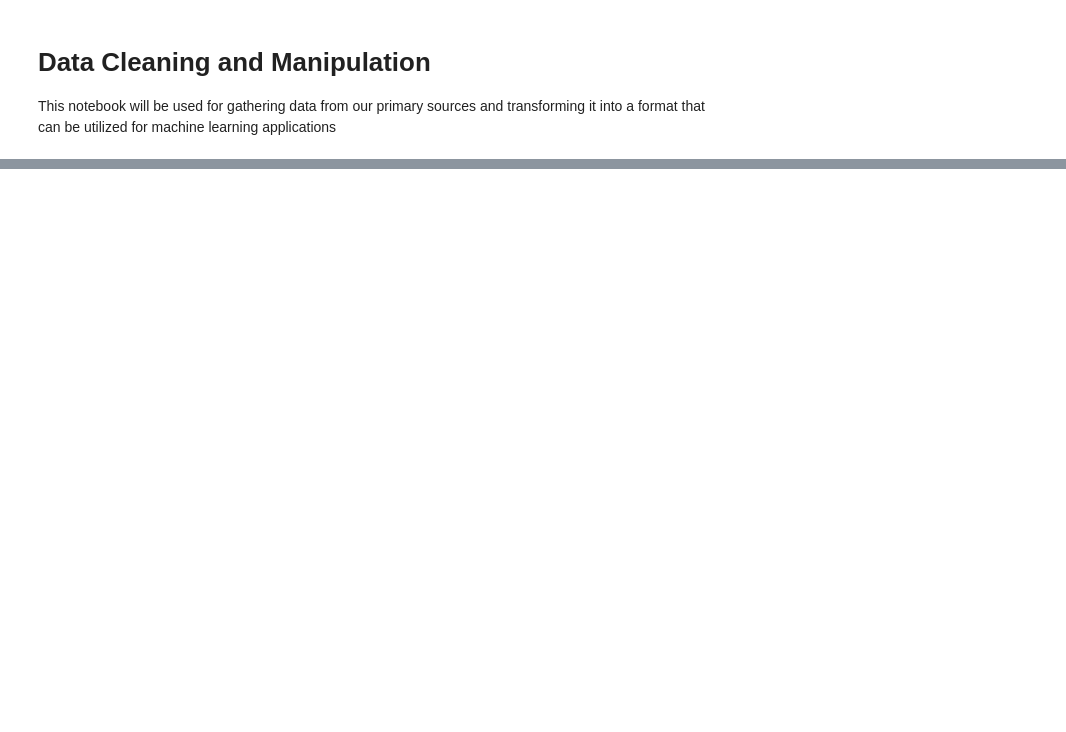
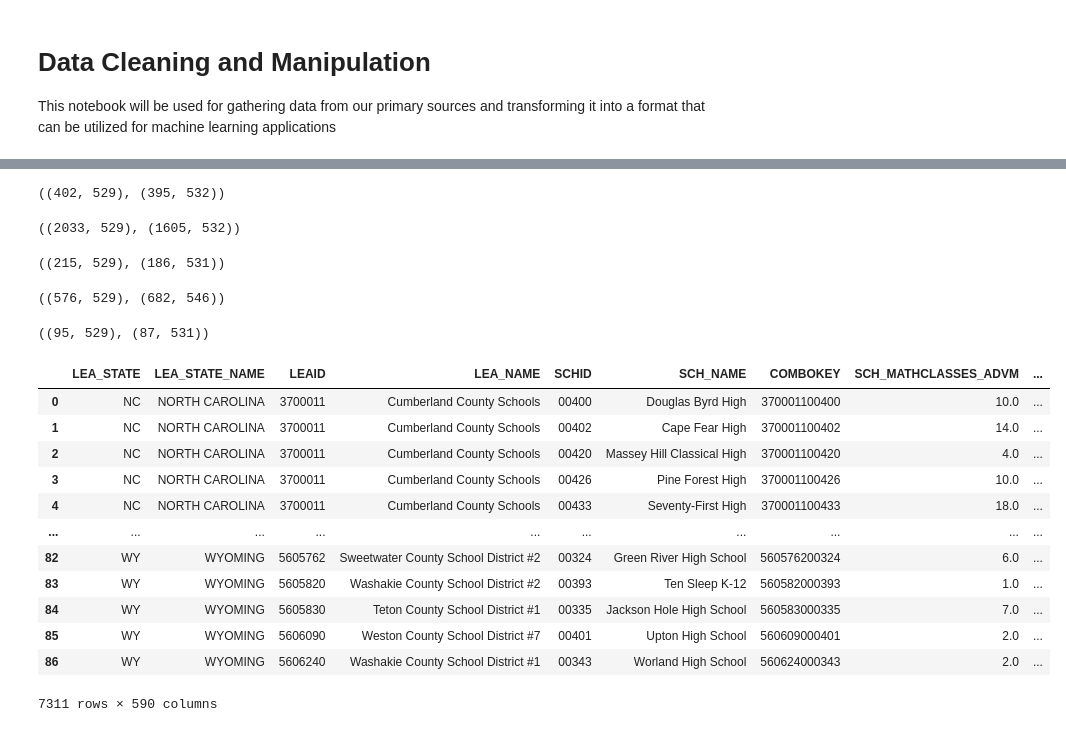
Before and after one commit to bentondavidl/School-Performance-Prediction, a Jupyter notebook: notebooks/data_manipulation.ipynb, the cells around one changed output, grey strips where cells are left out. Drawn from its saved outputs; the diff is of its cells as text; code cells hidden in the pictures; blank space fills up the shorter version.

Commit message:
finish loading schools

```diff
--- a/notebooks/data_manipulation.ipynb
+++ b/notebooks/data_manipulation.ipynb
@@ -103,0 +165,53 @@ pd.concat([nc_high_schools,sc_high_schools,ga_high_schools])
+# %%
+tn_act = pd.read_excel('../data/act-results/TN_2017-18 ACT_school_suppressed.xlsx',header=0,usecols=[3,4,11])
+tn_act.dropna(inplace=True)
+tn_act = tn_act[tn_act['Subgroup'].eq('All Students')]
+tn_high_schools = pd.merge(high_schools[high_schools['LEA_STATE'].eq('TN')], tn_act, left_on='SCH_NAME', right_on='School Name')
+high_schools[high_schools['LEA_STATE'].eq('TN')].shape, tn_high_schools.shape
+# %% [output]
+((402, 529), (395, 532))
+# %%
+tx_act = pd.read_excel('../data/act-results/TX_ACT_Campus_Data_Class_2018.xlsx',sheet_name='ACT_Campus_Data_Class_2018',header=0,usecols=[0,3,14])
+tx_act.dropna(inplace=True)
+tx_act = tx_act[tx_act['Group'].eq('All Students')]
+tx_act['CampName'] = tx_act['CampName'].str.upper()
+tx_high_schools = pd.merge(high_schools[high_schools['LEA_STATE'].eq('TX')], tx_act, left_on='SCH_NAME', right_on='CampName')
+high_schools[high_schools['LEA_STATE'].eq('TX')].shape, tx_high_schools.shape
+# %% [output]
+((2033, 529), (1605, 532))
+# %%
+ut_act = pd.read_excel('../data/act-results/Utah_ACTGrade112018.xlsx',sheet_name='SCHOOL',header=0,usecols=[3,5])
+ut_act.dropna(inplace=True)
+ut_high_schools = pd.merge(high_schools[high_schools['LEA_STATE'].eq('UT')], ut_act, left_on='SCH_NAME', right_on='School')
+high_schools[high_schools['LEA_STATE'].eq('UT')].shape, ut_high_schools.shape
+# %% [output]
+((215, 529), (186, 531))
+# %%
+wi_act = pd.read_csv('../data/act-results/WI_act_graduates_certified_2017-18.csv')
+wi_act = wi_act[wi_act['TEST_SUBJECT'].eq('Composite') & wi_act['GROUP_BY'].eq('All Students')]
+wi_high_schools = pd.merge(high_schools[high_schools['LEA_STATE'].eq('WI')], wi_act, left_on='SCH_NAME', right_on='SCHOOL_NAME')
+high_schools[high_schools['LEA_STATE'].eq('WI')].shape, wi_high_schools.shape
+# %% [output]
+((576, 529), (682, 546))
+# %%
+wy_act = pd.read_excel('../data/act-results/WY_DistrictACTSuiteAverages_20220329_050233.xlsx',header=8,usecols=[4,20])
+wy_high_schools = pd.merge(high_schools[high_schools['LEA_STATE'].eq('WY')], wy_act, left_on='SCH_NAME', right_on='\n\nSchool Name')
+high_schools[high_schools['LEA_STATE'].eq('WY')].shape, wy_high_schools.shape
+# %% [output]
+((95, 529), (87, 531))
+# %%
+pd.concat([nc_high_schools,sc_high_schools,ga_high_schools,co_high_schools,fl_high_schools,la_high_schools,mn_high_schools,mo_high_schools,ne_high_schools,nd_high_schools,ok_high_schools,pa_high_schools,tn_high_schools,tx_high_schools,ut_high_schools,wi_high_schools,wy_high_schools])
+# %% [output]
+|  | LEA_STATE | LEA_STATE_NAME | LEAID | LEA_NAME | SCHID | SCH_NAME | COMBOKEY | SCH_MATHCLASSES_ADVM | ... |
+| 0 | NC | NORTH CAROLINA | 3700011 | Cumberland County Schools | 00400 | Douglas Byrd High | 370001100400 | 10.0 | ... |
+| 1 | NC | NORTH CAROLINA | 3700011 | Cumberland County Schools | 00402 | Cape Fear High | 370001100402 | 14.0 | ... |
+| 2 | NC | NORTH CAROLINA | 3700011 | Cumberland County Schools | 00420 | Massey Hill Classical High | 370001100420 | 4.0 | ... |
+| 3 | NC | NORTH CAROLINA | 3700011 | Cumberland County Schools | 00426 | Pine Forest High | 370001100426 | 10.0 | ... |
+| 4 | NC | NORTH CAROLINA | 3700011 | Cumberland County Schools | 00433 | Seventy-First High | 370001100433 | 18.0 | ... |
+| ... | ... | ... | ... | ... | ... | ... | ... | ... | ... |
+| 82 | WY | WYOMING | 5605762 | Sweetwater County School District #2 | 00324 | Green River High School | 560576200324 | 6.0 | ... |
+| 83 | WY | WYOMING | 5605820 | Washakie County School District #2 | 00393 | Ten Sleep K-12 | 560582000393 | 1.0 | ... |
+| 84 | WY | WYOMING | 5605830 | Teton County School District #1 | 00335 | Jackson Hole High School | 560583000335 | 7.0 | ... |
+| 85 | WY | WYOMING | 5606090 | Weston County School District #7 | 00401 | Upton High School | 560609000401 | 2.0 | ... |
+| 86 | WY | WYOMING | 5606240 | Washakie County School District #1 | 00343 | Worland High School | 560624000343 | 2.0 | ... |
+7311 rows × 590 columns
```
Also changed, not shown: parts of 14 cells of this notebook, 1 other file.
